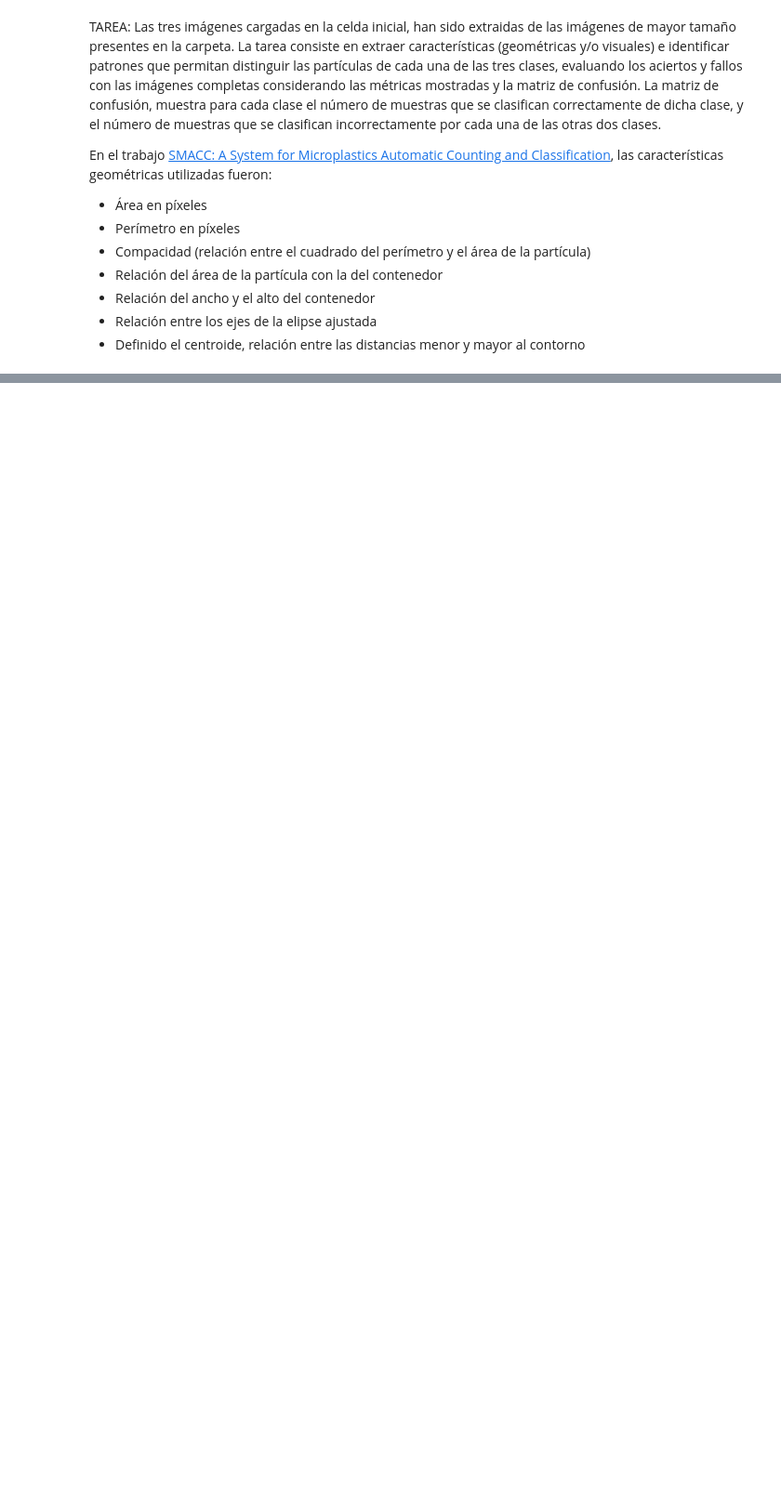
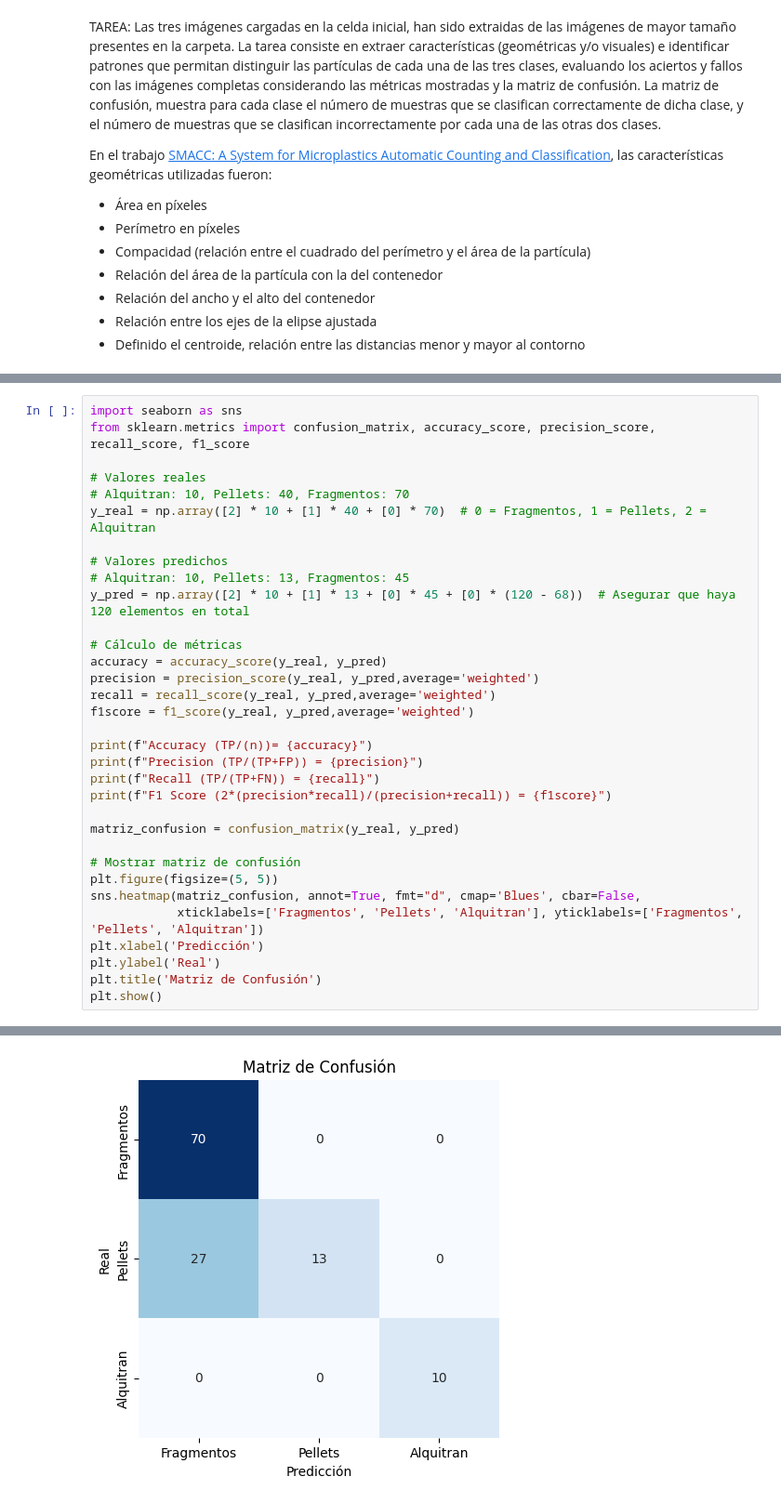
Before and after one commit to VisionPorComputador-G17/P3, a Jupyter notebook: VC_P3.ipynb, the cells around one changed output, grey strips where cells are left out. Shown at 93% size. Drawn from its saved outputs; the diff is of its cells as text; blank space fills up the shorter version.

```diff
--- a/VC_P3.ipynb
+++ b/VC_P3.ipynb
@@ -154,0 +230,34 @@ plt.show()
+# %%
+import seaborn as sns
+from sklearn.metrics import confusion_matrix, accuracy_score, precision_score, recall_score, f1_score
+
+# Valores reales
+# Alquitran: 10, Pellets: 40, Fragmentos: 70
+y_real = np.array([2] * 10 + [1] * 40 + [0] * 70)  # 0 = Fragmentos, 1 = Pellets, 2 = Alquitran
+
+# Valores predichos
+# Alquitran: 10, Pellets: 13, Fragmentos: 45
+y_pred = np.array([2] * 10 + [1] * 13 + [0] * 45 + [0] * (120 - 68))  # Asegurar que haya 120 elementos en total
+
+# Cálculo de métricas
+accuracy = accuracy_score(y_real, y_pred)
+precision = precision_score(y_real, y_pred,average='weighted')
+recall = recall_score(y_real, y_pred,average='weighted')
+f1score = f1_score(y_real, y_pred,average='weighted')
+
+print(f"Accuracy (TP/(n))= {accuracy}")
+print(f"Precision (TP/(TP+FP)) = {precision}")
+print(f"Recall (TP/(TP+FN)) = {recall}")
+print(f"F1 Score (2*(precision*recall)/(precision+recall)) = {f1score}")
+
+matriz_confusion = confusion_matrix(y_real, y_pred)
+
+# Mostrar matriz de confusión
+plt.figure(figsize=(5, 5))
+sns.heatmap(matriz_confusion, annot=True, fmt="d", cmap='Blues', cbar=False,
+            xticklabels=['Fragmentos', 'Pellets', 'Alquitran'], yticklabels=['Fragmentos', 'Pellets', 'Alquitran'])
+plt.xlabel('Predicción')
+plt.ylabel('Real')
+plt.title('Matriz de Confusión')
+plt.show()
+# %% [output]
@@ -154,0 +268 @@ plt.show()
+[figure, added]
```
Also changed, not shown: parts of 5 cells of this notebook.
